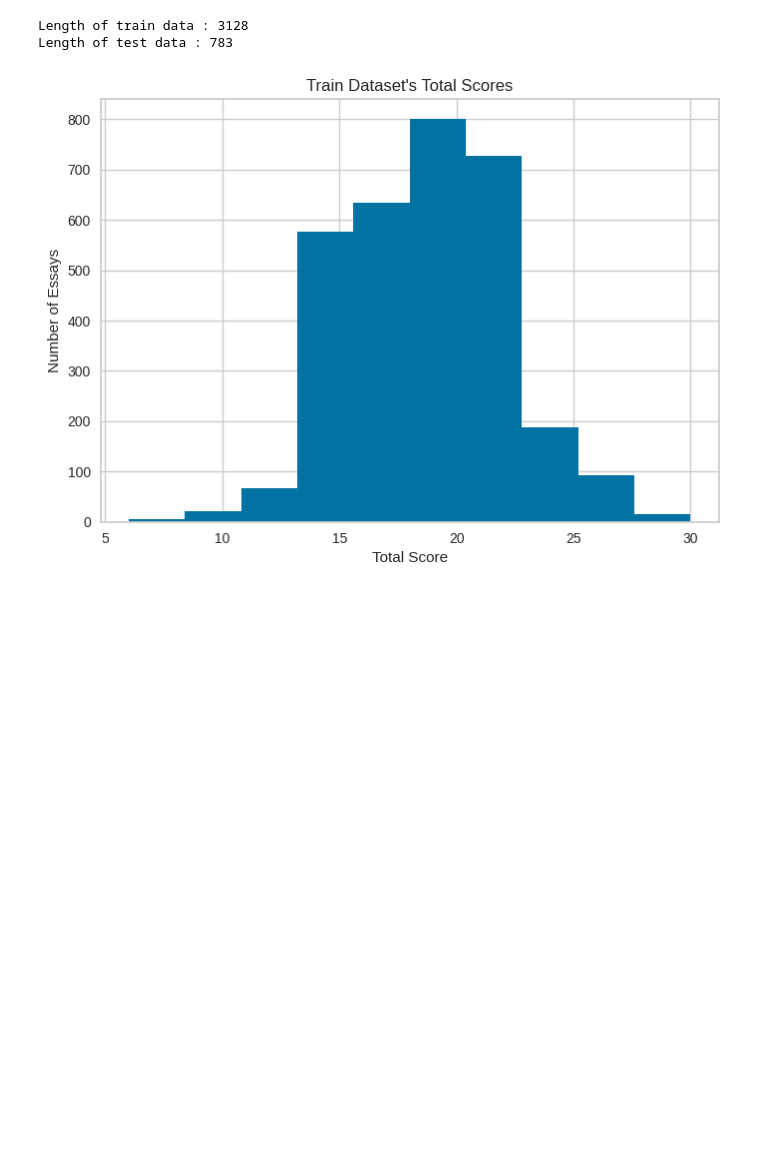
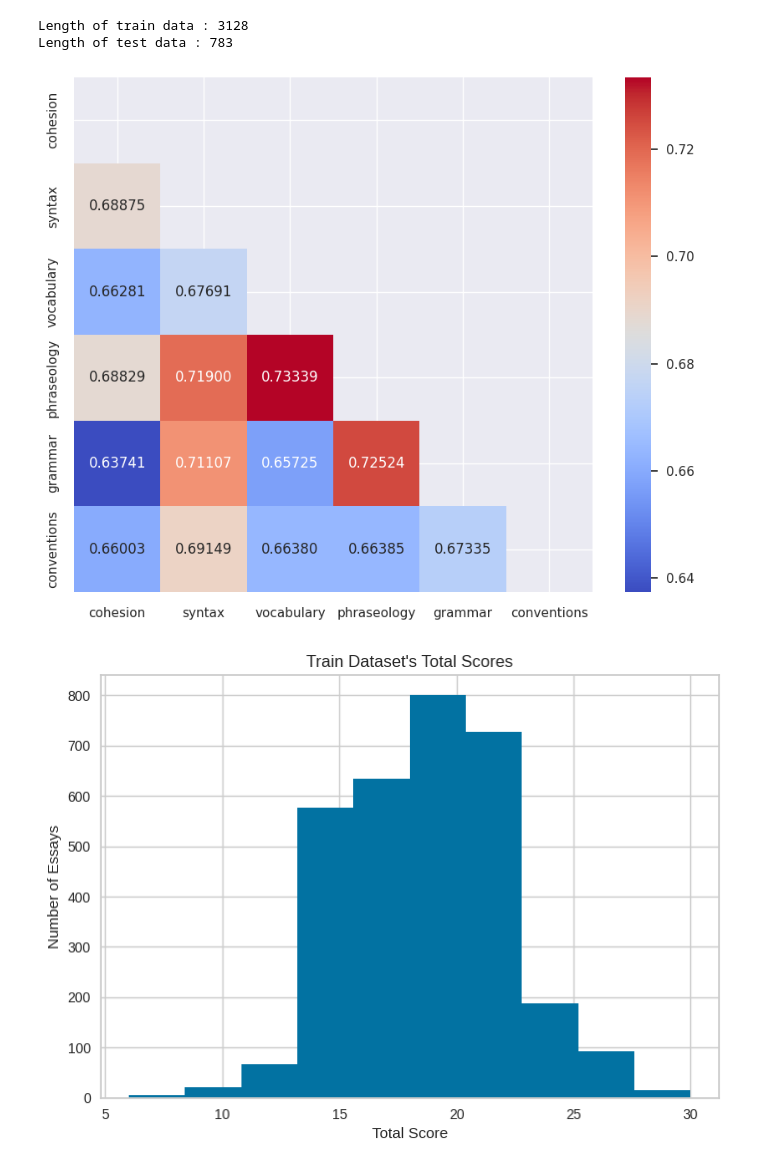
Before and after one commit to srilamaiti/spring_2023_w266_final_project_heesuk_iris_srila, a Jupyter notebook: W266_essay_evaluation_final.ipynb, the cells around one changed output. Drawn from its saved outputs; the diff is of its cells as text; code cells hidden in the pictures; blank space fills up the shorter version.

Commit message:
Added correlation plot

```diff
--- a/W266_essay_evaluation_final.ipynb
+++ b/W266_essay_evaluation_final.ipynb
@@ -1707,6 +1707,22 @@ y_test = np.array(df_test[label_cols], dtype = "float32")
 # %% [output]
 Length of train data : 3128
 Length of test data : 783
+# %%
+corr = df_train[label_cols].corr()
+
+# Generate a mask for the upper triangle
+mask = np.triu(np.ones_like(corr, dtype = bool))
+
+sns.set(rc = {"figure.figsize": (10, 8)})
+
+sns.heatmap(corr,
+            annot = True,
+            cmap = "coolwarm",
+            mask = mask,
+            fmt  = ".5f")
+plt.show()
+# %% [output]
+[figure, added]
 # %%
 df_train["score_sum"].hist()
 plt.title("Train Dataset's Total Scores")
```
Also changed, not shown: parts of 1 cell of this notebook.
